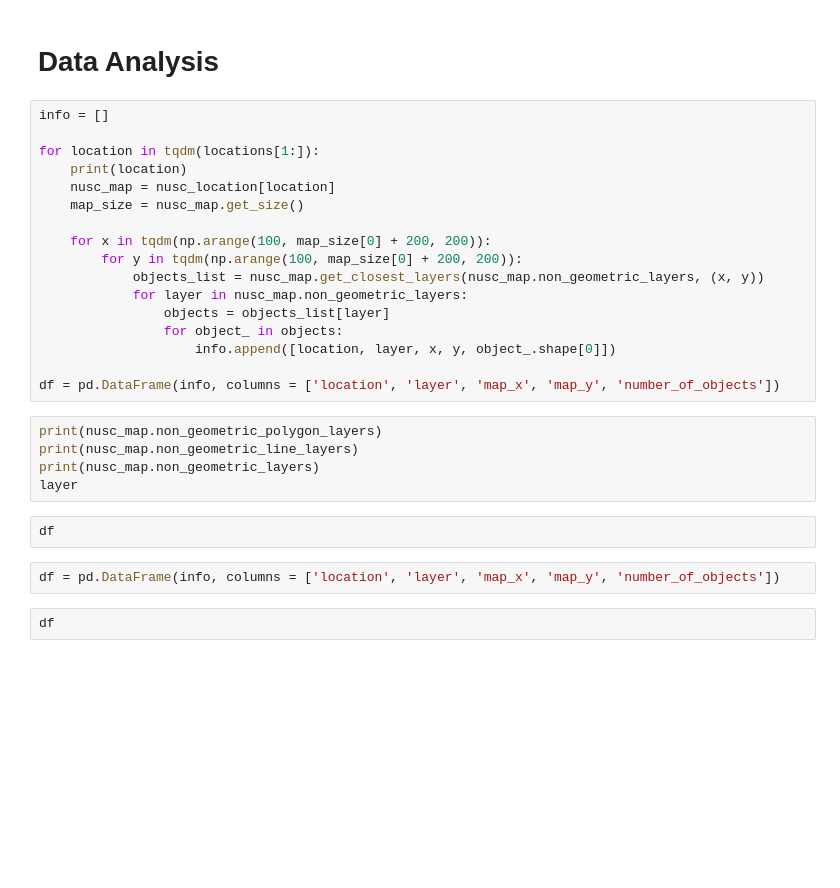
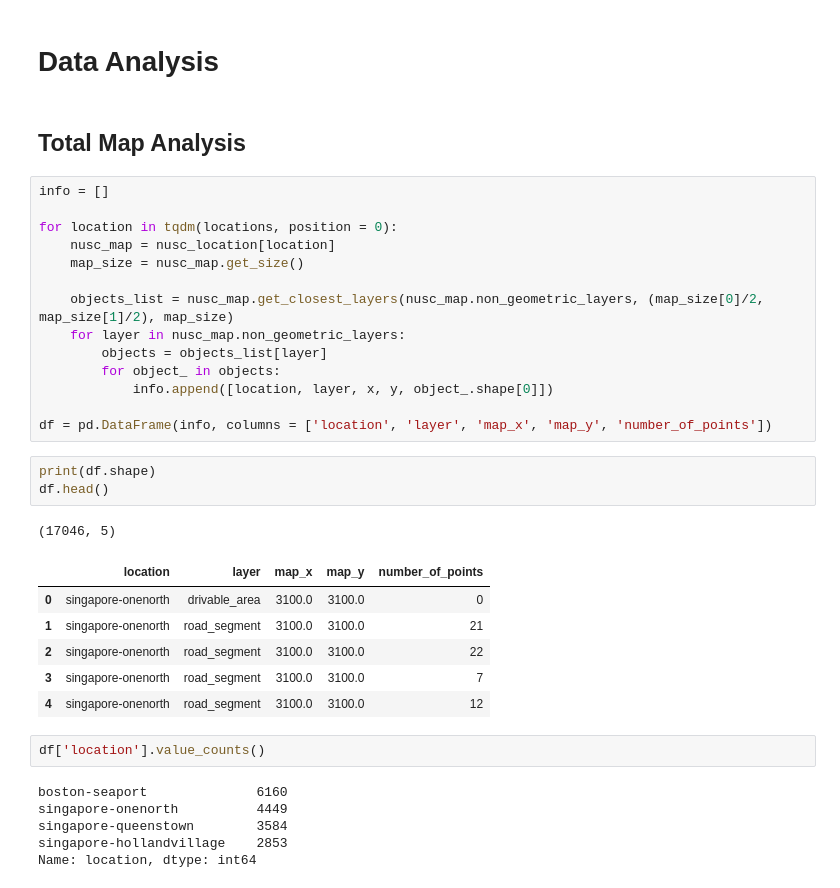
Before and after one commit to leeh8911/BeSuperRepo, a Jupyter notebook: Research/nuScenes/Nuscenes_EDA_for_map.ipynb, the cells around one changed output. Cells and saved outputs as stored; diff of their text form; blank space fills up the shorter version.

```diff
--- a/Research/nuScenes/Nuscenes_EDA_for_map.ipynb
+++ b/Research/nuScenes/Nuscenes_EDA_for_map.ipynb
@@ -111,30 +77,37 @@ nusc_map.get_closest_layers(nusc_map.non_geometric_layers, (700.0, 1900.0))
 # %% [markdown]
 # Data Analysis
+# %% [markdown]
+## Total Map Analysis
 # %%
 info = []
 
-for location in tqdm(locations[1:]):
-    print(location)
+for location in tqdm(locations, position = 0):
     nusc_map = nusc_location[location]
     map_size = nusc_map.get_size()
 
-    for x in tqdm(np.arange(100, map_size[0] + 200, 200)):
-        for y in tqdm(np.arange(100, map_size[0] + 200, 200)):
-            objects_list = nusc_map.get_closest_layers(nusc_map.non_geometric_layers, (x, y))
-            for layer in nusc_map.non_geometric_layers:
-                objects = objects_list[layer]
-                for object_ in objects:
-                    info.append([location, layer, x, y, object_.shape[0]])
+    objects_list = nusc_map.get_closest_layers(nusc_map.non_geometric_layers, (map_size[0]/2, map_size[1]/2), map_size)
+    for layer in nusc_map.non_geometric_layers:
+        objects = objects_list[layer]
+        for object_ in objects:
+            info.append([location, layer, x, y, object_.shape[0]])
 
-df = pd.DataFrame(info, columns = ['location', 'layer', 'map_x', 'map_y', 'number_of_objects'])
+df = pd.DataFrame(info, columns = ['location', 'layer', 'map_x', 'map_y', 'number_of_points'])
-# %%
-print(nusc_map.non_geometric_polygon_layers)
-print(nusc_map.non_geometric_line_layers)
-print(nusc_map.non_geometric_layers)
-layer
+# %%
+print(df.shape)
+df.head()
+# %% [output]
+(17046, 5)
+|  | location | layer | map_x | map_y | number_of_points |
+| 0 | singapore-onenorth | drivable_area | 3100.0 | 3100.0 | 0 |
+| 1 | singapore-onenorth | road_segment | 3100.0 | 3100.0 | 21 |
+| 2 | singapore-onenorth | road_segment | 3100.0 | 3100.0 | 22 |
+| 3 | singapore-onenorth | road_segment | 3100.0 | 3100.0 | 7 |
+| 4 | singapore-onenorth | road_segment | 3100.0 | 3100.0 | 12 |
 # %%
-df
+df['location'].value_counts()
+# %% [output]
+boston-seaport              6160
+singapore-onenorth          4449
+singapore-queenstown        3584
+singapore-hollandvillage    2853
+Name: location, dtype: int64
-# %%
-df = pd.DataFrame(info, columns = ['location', 'layer', 'map_x', 'map_y', 'number_of_objects'])
-# %%
-df
```
Also changed, not shown: parts of 10 cells of this notebook, 6 other files.
